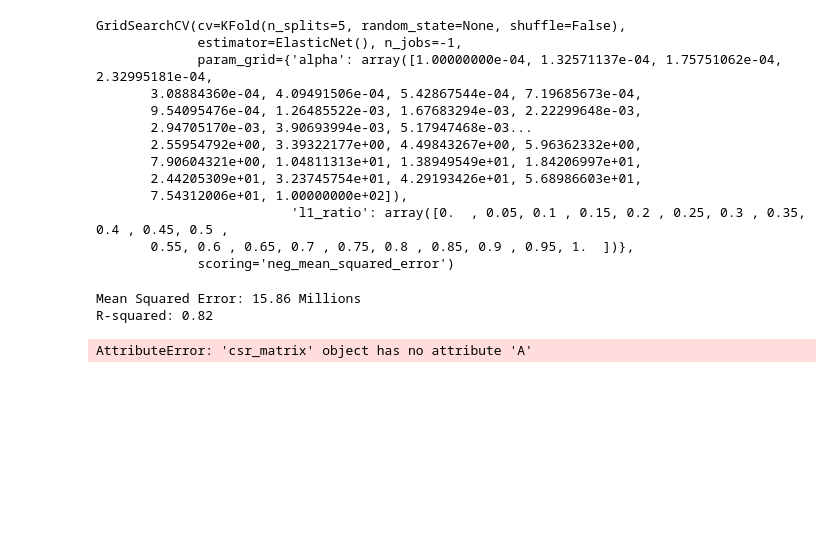
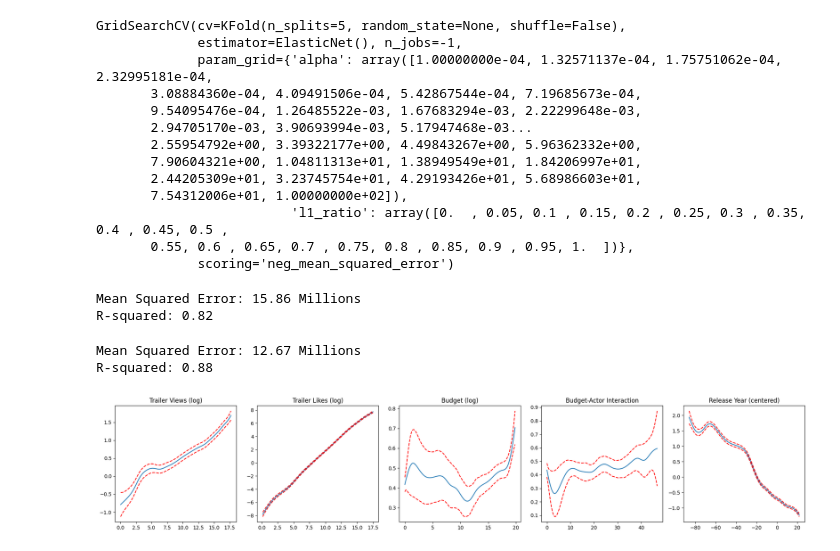
Before and after one commit to Eric7895/Movie_Revenue_Web_Application, a Jupyter notebook: linear_modeling.ipynb, the cells around one changed output. Saved outputs shown, nothing was run; the diff lists cells and outputs as text; code cells hidden in the pictures; blank space fills up the shorter version.

```diff
--- a/linear_modeling.ipynb
+++ b/linear_modeling.ipynb
@@ -404,6 +405,8 @@ Mean Squared Error: 15.86 Millions
 R-squared: 0.82
 # %%
 np.int = int
+scipy.sparse.csr_matrix.A = property(lambda self: self.toarray())
+
 gam = LinearGAM(
     s(0) +  # trailer_views_log
     s(1) +  # trailer_likes_log
@@ -419,4 +422,27 @@ r2 = r2_score(y_test, y_pred)
 print(f"Mean Squared Error: {round(rmse, 2)} Millions")
 print(f"R-squared: {round(r2, 2)}")
 # %% [output]
-AttributeError: 'csr_matrix' object has no attribute 'A'
+Mean Squared Error: 12.67 Millions
+R-squared: 0.88
+# %%
+scipy.sparse.csc_matrix.A = property(lambda self: self.toarray())
+fig, axs = plt.subplots(1, 5, figsize=(20, 4))
+
+titles = [
+    "Trailer Views (log)",
+    "Trailer Likes (log)",
+    "Budget (log)",
+    "Budget-Actor Interaction",
+    "Release Year (centered)"
+]
+
+for i, ax in enumerate(axs):
+    XX = gam.generate_X_grid(term=i)
+    ax.plot(XX[:, i], gam.partial_dependence(term=i, X=XX))
+    ax.plot(XX[:, i], gam.partial_dependence(term=i, X=XX, width=0.95)[1], c='r', ls='--')
+    ax.set_title(titles[i])
+
+plt.tight_layout()
+plt.show()
+# %% [output]
+[figure, added]
```
Also changed, not shown: parts of 4 cells of this notebook.
